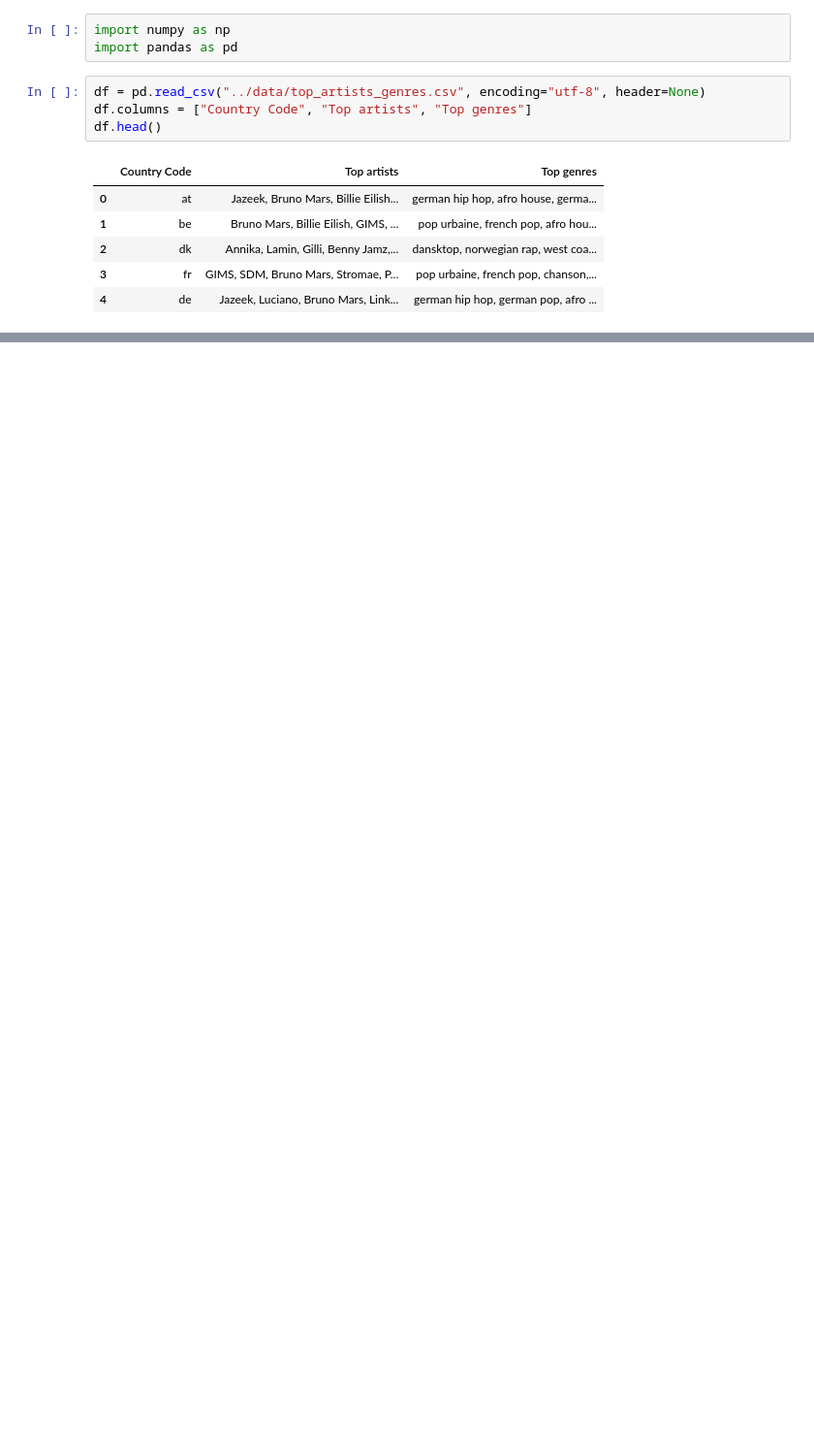
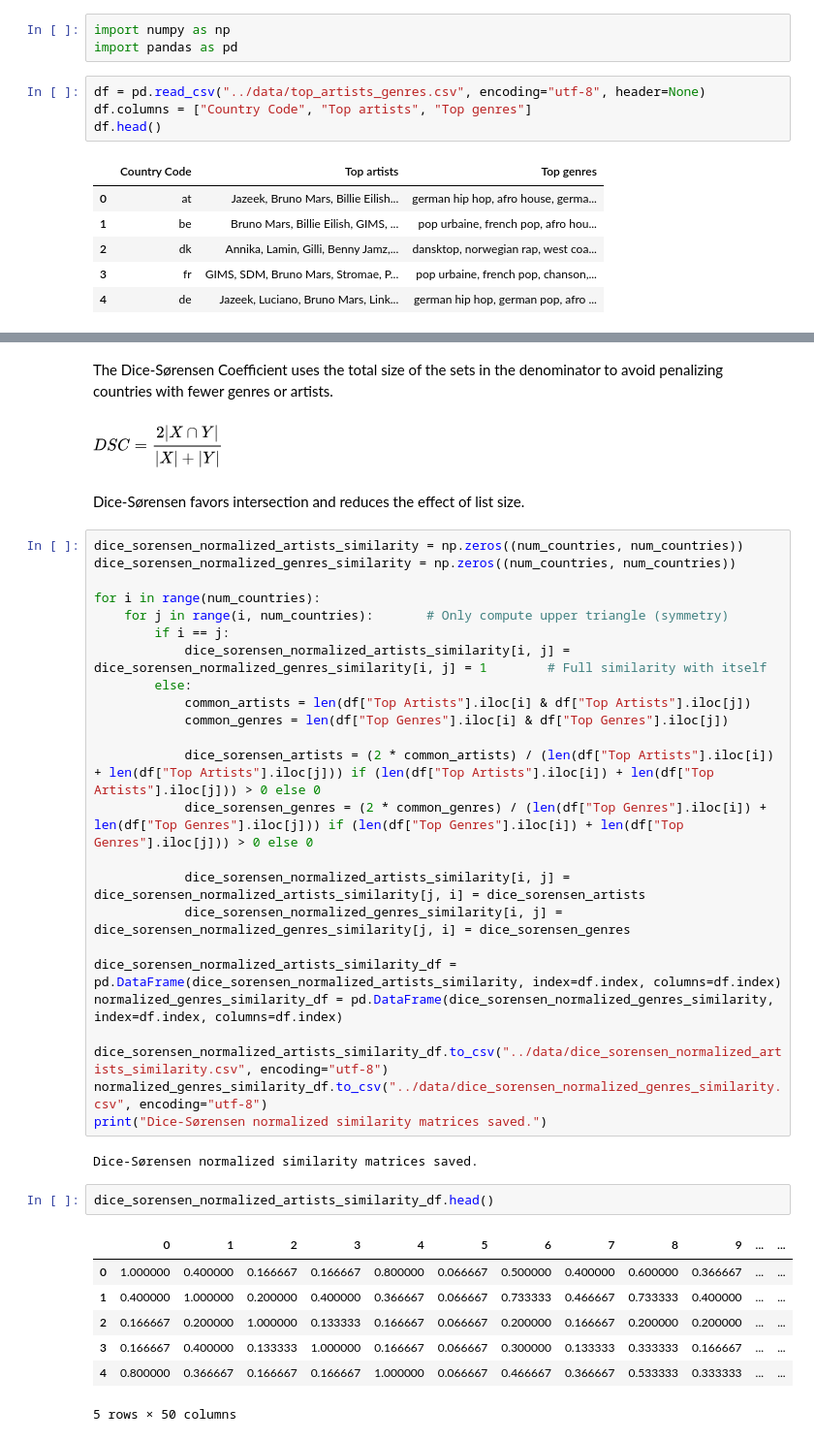
Before and after one commit to kluedemann/eurovision-voting-analysis, a Jupyter notebook: src/music_similarity_calculator.ipynb, the cells around one changed output, grey strips where cells are left out. Shown at 97% size. Saved outputs shown, nothing was run; the diff lists cells and outputs as text; blank space fills up the shorter version.

```diff
--- a/src/music_similarity_calculator.ipynb
+++ b/src/music_similarity_calculator.ipynb
@@ -92,0 +121,42 @@ normalized_genres_similarity_df.to_csv("../data/normalized_genres_similarity.csv
+# %% [markdown]
+The Dice-Sørensen Coefficient uses the total size of the sets in the denominator to avoid penalizing countries with fewer genres or artists.
+# %% [markdown]
+![image.png](attachment:image.png)
+# %% [markdown]
+Dice-Sørensen favors intersection and reduces the effect of list size.
+# %%
+dice_sorensen_normalized_artists_similarity = np.zeros((num_countries, num_countries))
+dice_sorensen_normalized_genres_similarity = np.zeros((num_countries, num_countries))
+
+for i in range(num_countries):
+    for j in range(i, num_countries):       # Only compute upper triangle (symmetry)
+        if i == j:
+            dice_sorensen_normalized_artists_similarity[i, j] = dice_sorensen_normalized_genres_similarity[i, j] = 1        # Full similarity with itself
+        else:
+            common_artists = len(df["Top Artists"].iloc[i] & df["Top Artists"].iloc[j])
+            common_genres = len(df["Top Genres"].iloc[i] & df["Top Genres"].iloc[j])
+
+            dice_sorensen_artists = (2 * common_artists) / (len(df["Top Artists"].iloc[i]) + len(df["Top Artists"].iloc[j])) if (len(df["Top Artists"].iloc[i]) + len(df["Top Artists"].iloc[j])) > 0 else 0
+            dice_sorensen_genres = (2 * common_genres) / (len(df["Top Genres"].iloc[i]) + len(df["Top Genres"].iloc[j])) if (len(df["Top Genres"].iloc[i]) + len(df["Top Genres"].iloc[j])) > 0 else 0
+
+            dice_sorensen_normalized_artists_similarity[i, j] = dice_sorensen_normalized_artists_similarity[j, i] = dice_sorensen_artists
+            dice_sorensen_normalized_genres_similarity[i, j] = dice_sorensen_normalized_genres_similarity[j, i] = dice_sorensen_genres
+
+dice_sorensen_normalized_artists_similarity_df = pd.DataFrame(dice_sorensen_normalized_artists_similarity, index=df.index, columns=df.index)
+normalized_genres_similarity_df = pd.DataFrame(dice_sorensen_normalized_genres_similarity, index=df.index, columns=df.index)
+
+dice_sorensen_normalized_artists_similarity_df.to_csv("../data/dice_sorensen_normalized_artists_similarity.csv", encoding="utf-8")
+normalized_genres_similarity_df.to_csv("../data/dice_sorensen_normalized_genres_similarity.csv", encoding="utf-8")
+print("Dice-Sørensen normalized similarity matrices saved.")
+# %% [output]
+Dice-Sørensen normalized similarity matrices saved.
+# %%
+dice_sorensen_normalized_artists_similarity_df.head()
+# %% [output]
+|  | 0 | 1 | 2 | 3 | 4 | 5 | 6 | 7 | 8 | 9 | ... | ... |
+| 0 | 1.000000 | 0.400000 | 0.166667 | 0.166667 | 0.800000 | 0.066667 | 0.500000 | 0.400000 | 0.600000 | 0.366667 | ... | ... |
+| 1 | 0.400000 | 1.000000 | 0.200000 | 0.400000 | 0.366667 | 0.066667 | 0.733333 | 0.466667 | 0.733333 | 0.400000 | ... | ... |
+| 2 | 0.166667 | 0.200000 | 1.000000 | 0.133333 | 0.166667 | 0.066667 | 0.200000 | 0.166667 | 0.200000 | 0.200000 | ... | ... |
+| 3 | 0.166667 | 0.400000 | 0.133333 | 1.000000 | 0.166667 | 0.066667 | 0.300000 | 0.133333 | 0.333333 | 0.166667 | ... | ... |
+| 4 | 0.800000 | 0.366667 | 0.166667 | 0.166667 | 1.000000 | 0.066667 | 0.466667 | 0.366667 | 0.533333 | 0.333333 | ... | ... |
+5 rows × 50 columns
```
Also changed, not shown: parts of 13 cells of this notebook, 7 other files.
